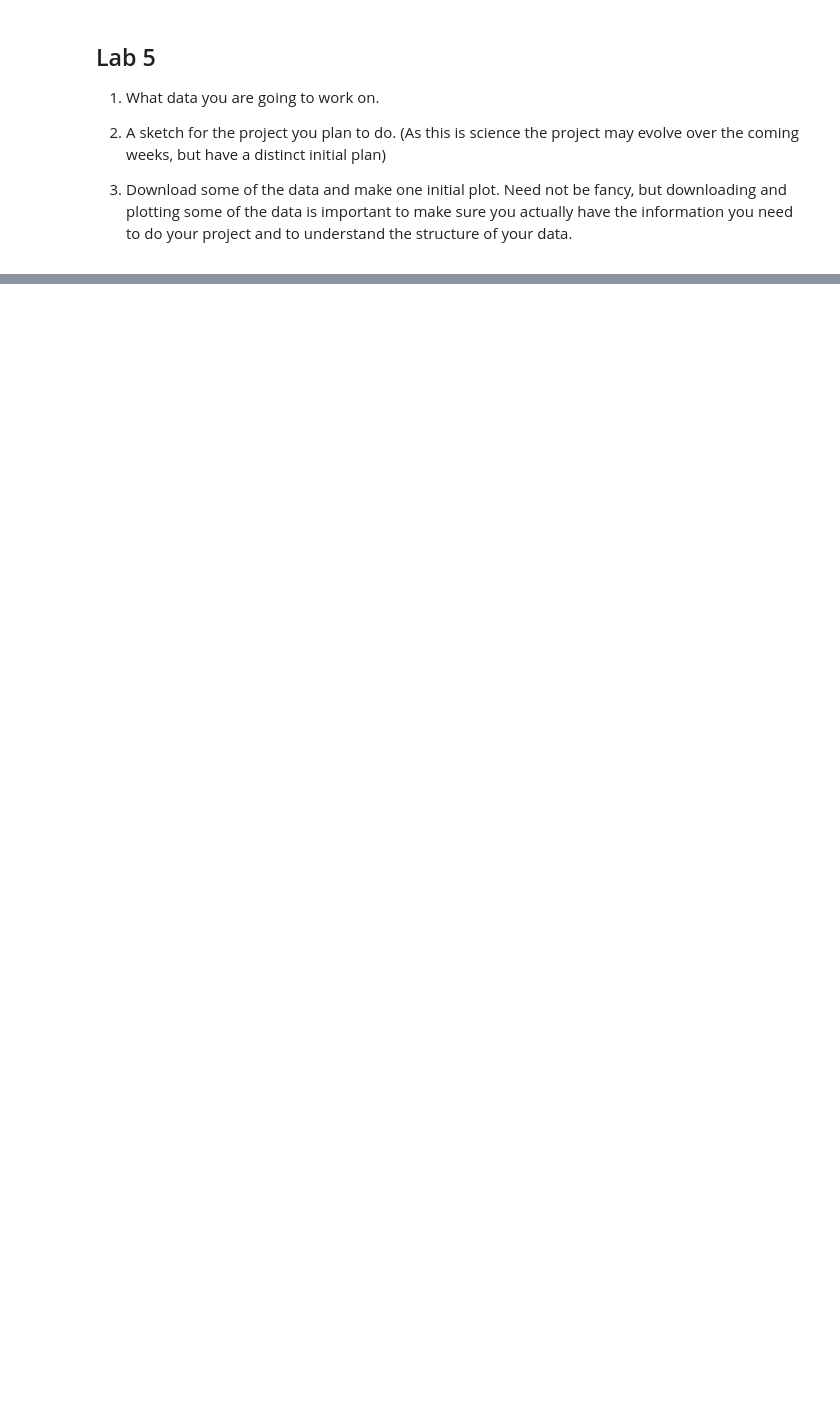
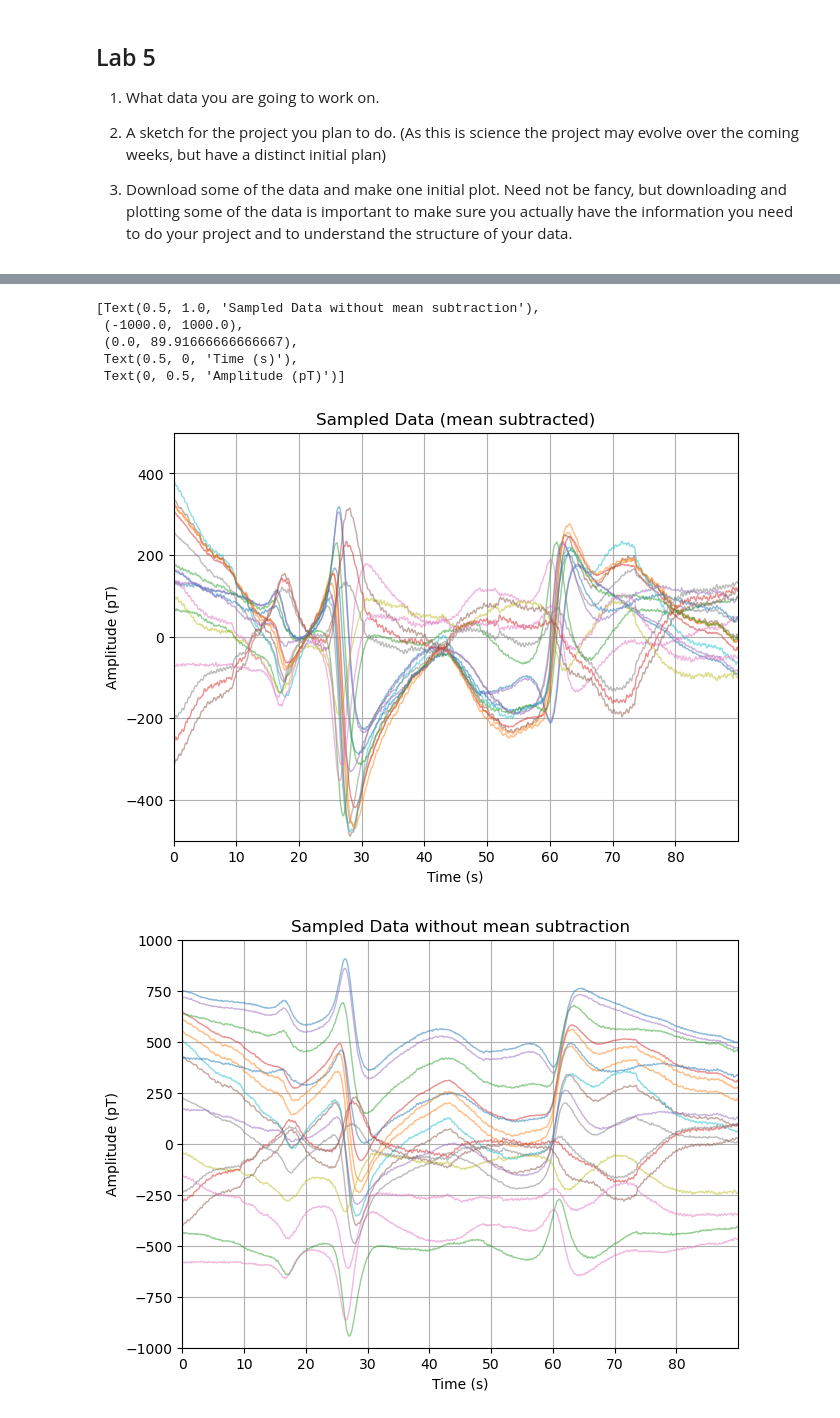
Before and after one commit to OwenCJ/Adv_lab-phys-434, a Jupyter notebook: Lab_5.ipynb, the cells around one changed output, grey strips where cells are left out. Drawn from its saved outputs; the diff is of its cells as text; code cells hidden in the pictures; blank space fills up the shorter version.

```diff
--- a/Lab_5.ipynb
+++ b/Lab_5.ipynb
@@ -15,0 +24,18 @@ The goal is to identify a stellar stream using kinematic information (and potent
+# %%
+# Importing data
+
+import matplotlib.pyplot as plt
+import numpy as np
+import mne
+
+data_path = mne.datasets.ucl_opm_auditory.data_path()
+subject = "sub-002"
+opm_file = (
+    data_path / subject / "ses-001" / "meg" / "sub-002_ses-001_task-aef_run-001_meg.bin"
+)
+subjects_dir = data_path / "derivatives" / "freesurfer" / "subjects"
+
+# For now we are going to assume the device and head coordinate frames are
+# identical (even though this is incorrect), so we pass verbose='error'
+raw = mne.io.read_raw_fil(opm_file, verbose="error")
+raw.crop(120, 210).load_data()  # crop for speed
@@ -15,0 +60,45 @@ The goal is to identify a stellar stream using kinematic information (and potent
+# %%
+# Inspecting raw unprocessed data
+
+picks = mne.pick_types(raw.info, meg=True) # this picks all MEG channels
+
+amp_scale = 1e12  # T->pT
+stop = len(raw.times) - 300
+step = 500
+data_ds, time_ds = raw[picks[::5], :stop]
+data_ds, time_ds = data_ds[:, ::step] * amp_scale, time_ds[::step]
+
+fig, ax = plt.subplots(layout="constrained")
+plot_kwargs = dict(lw=1, alpha=0.5)
+ax.plot(time_ds, data_ds.T - np.mean(data_ds, axis=1), **plot_kwargs)
+ax.grid(True)
+set_kwargs = dict(
+    ylim=(-500, 500), xlim=time_ds[[0, -1]], xlabel="Time (s)", ylabel="Amplitude (pT)"
+)
+ax.set(title="Sampled Data (mean subtracted)", **set_kwargs)
+
+
+picks = mne.pick_types(raw.info, meg=True) # this picks all MEG channels
+
+amp_scale = 1e12  # T->pT
+stop = len(raw.times) - 300
+step = 500
+data_ds, time_ds = raw[picks[::5], :stop]
+data_ds, time_ds = data_ds[:, ::step] * amp_scale, time_ds[::step]
+
+fig, ax = plt.subplots(layout="constrained")
+plot_kwargs = dict(lw=1, alpha=0.5)
+ax.plot(time_ds, data_ds.T, **plot_kwargs)
+ax.grid(True)
+set_kwargs = dict(
+    ylim=(-1000, 1000), xlim=time_ds[[0, -1]], xlabel="Time (s)", ylabel="Amplitude (pT)"
+)
+ax.set(title="Sampled Data without mean subtraction", **set_kwargs)
+# %% [output]
+[Text(0.5, 1.0, 'Sampled Data without mean subtraction'),
+ (-1000.0, 1000.0),
+ (0.0, 89.91666666666667),
+ Text(0.5, 0, 'Time (s)'),
+ Text(0, 0.5, 'Amplitude (pT)')]
+[figure, added]
+[figure, added]
```
Also changed, not shown: parts of 2 cells of this notebook.
